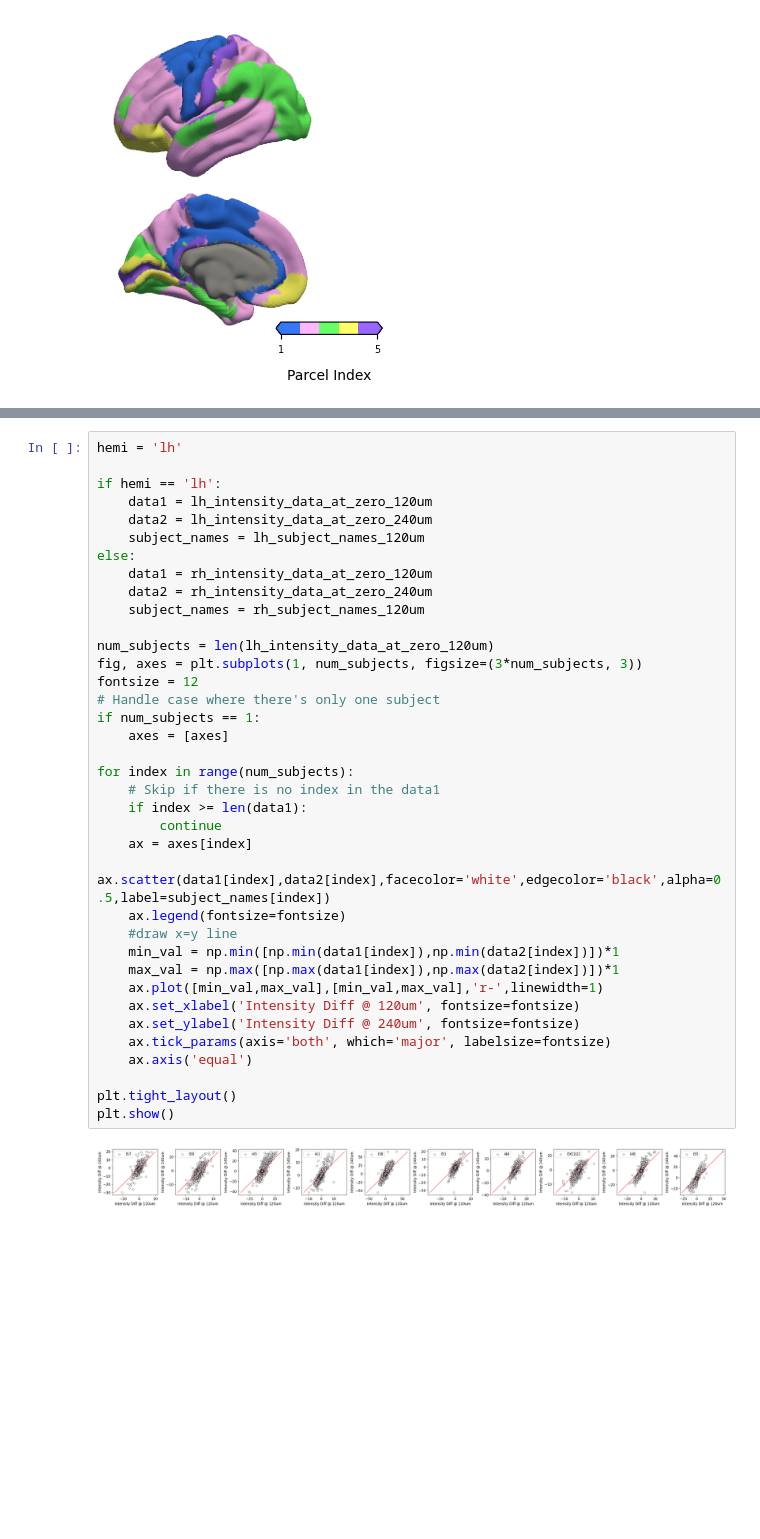
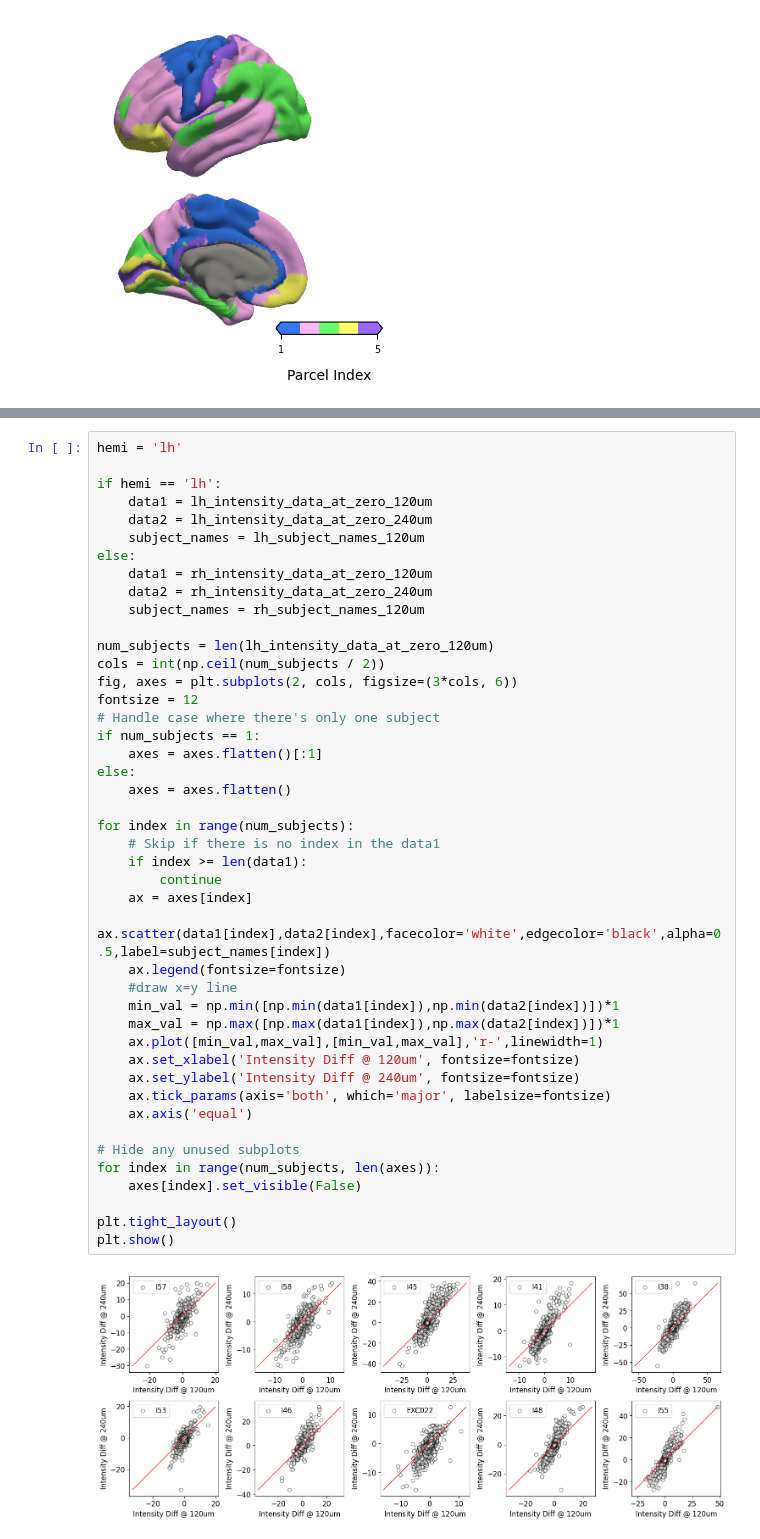
Before and after one commit to dyjung130/cortical_layer, a Jupyter notebook: jupyter-notebook/082725_cyto_parcellate/run_cyto_von_parcellation.ipynb, the cells around one changed output, grey strips where cells are left out. Cells and saved outputs as stored; diff of their text form; blank space fills up the shorter version.

```diff
--- a/jupyter-notebook/082725_cyto_parcellate/run_cyto_von_parcellation.ipynb
+++ b/jupyter-notebook/082725_cyto_parcellate/run_cyto_von_parcellation.ipynb
@@ -296,36 +293,43 @@ if hemi == 'lh':
     subject_names = lh_subject_names_120um
 else:
     data1 = rh_intensity_data_at_zero_120um
     data2 = rh_intensity_data_at_zero_240um
     subject_names = rh_subject_names_120um
 
 num_subjects = len(lh_intensity_data_at_zero_120um)
-fig, axes = plt.subplots(1, num_subjects, figsize=(3*num_subjects, 3))
+cols = int(np.ceil(num_subjects / 2))
+fig, axes = plt.subplots(2, cols, figsize=(3*cols, 6))
 fontsize = 12
 # Handle case where there's only one subject
 if num_subjects == 1:
-    axes = [axes]
+    axes = axes.flatten()[:1]
+else:
+    axes = axes.flatten()
 
 for index in range(num_subjects):
     # Skip if there is no index in the data1
     if index >= len(data1):
         continue
     ax = axes[index]
     ax.scatter(data1[index],data2[index],facecolor='white',edgecolor='black',alpha=0.5,label=subject_names[index])
     ax.legend(fontsize=fontsize)
     #draw x=y line
     min_val = np.min([np.min(data1[index]),np.min(data2[index])])*1
     max_val = np.max([np.max(data1[index]),np.max(data2[index])])*1
     ax.plot([min_val,max_val],[min_val,max_val],'r-',linewidth=1)
     ax.set_xlabel('Intensity Diff @ 120um', fontsize=fontsize)
     ax.set_ylabel('Intensity Diff @ 240um', fontsize=fontsize)
     ax.tick_params(axis='both', which='major', labelsize=fontsize)
     ax.axis('equal')
 
+# Hide any unused subplots
+for index in range(num_subjects, len(axes)):
+    axes[index].set_visible(False)
+
 plt.tight_layout()
 plt.show()
 # %% [output]
-[figure, old version]
+[figure, new version]
 # %%
 #parcellate intensity data based on the von ek atlas
 #first get the unique values in the von ek atlas
```
Also changed, not shown: parts of 10 cells of this notebook, 1 other file.
